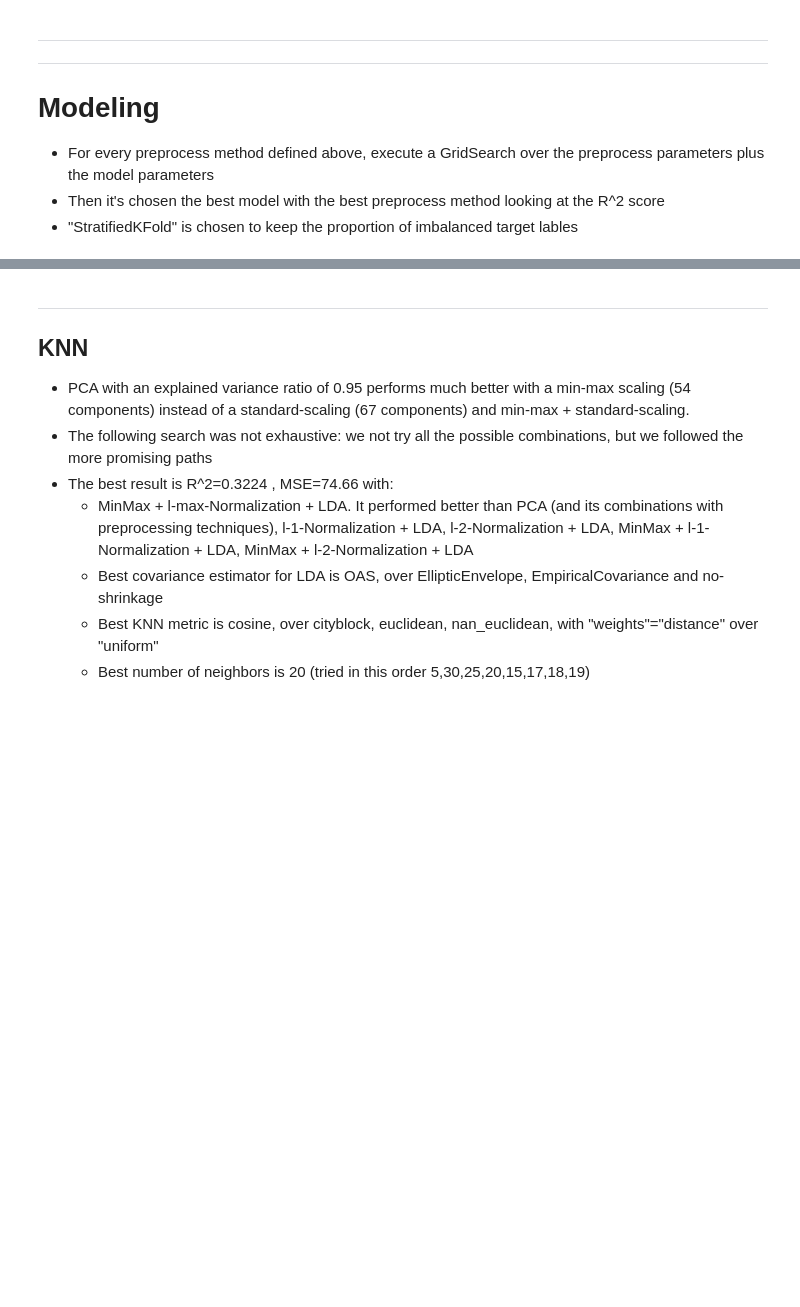
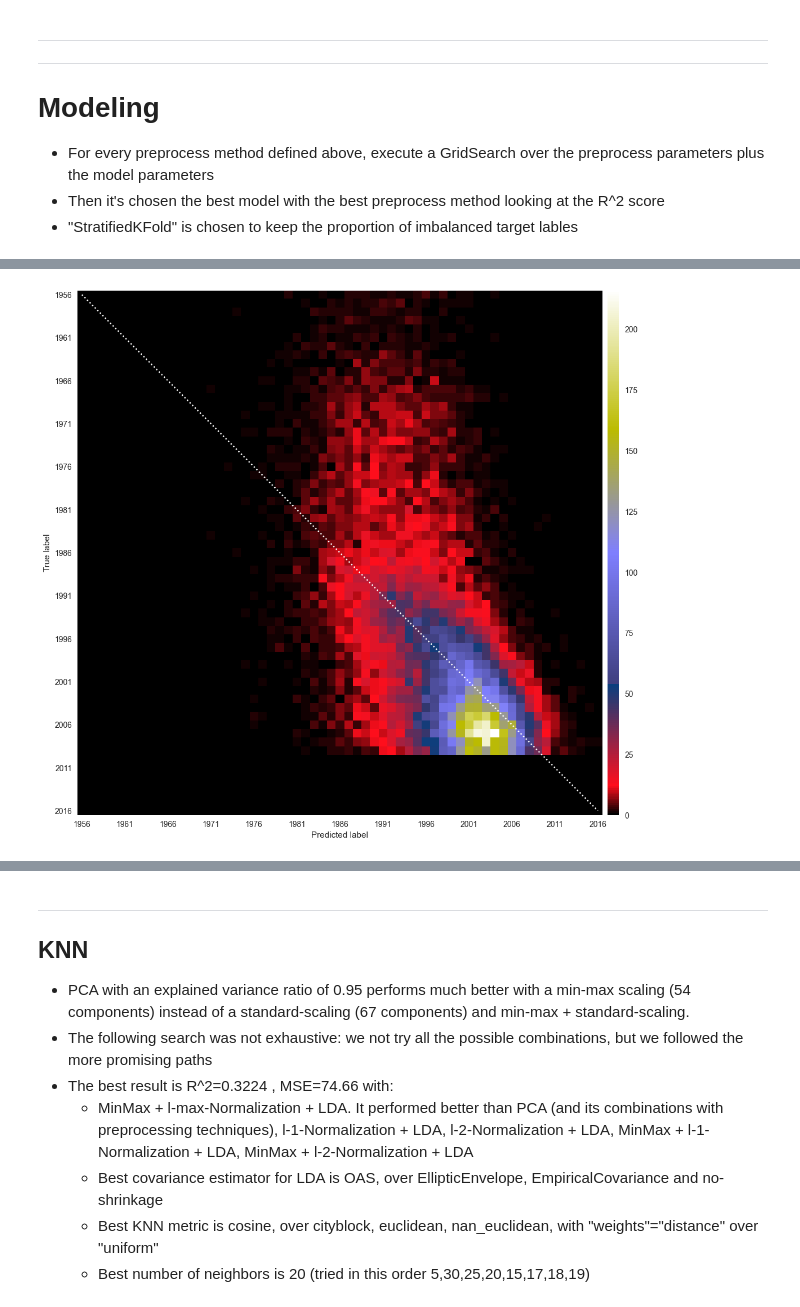
Before and after one commit to RiccardoEvangelisti/Data-Analytics-Project, a Jupyter notebook: Train_Module/1_ClassicML.ipynb, the cells around one changed output, grey strips where cells are left out. Drawn from its saved outputs; the diff is of its cells as text; code cells hidden in the pictures; blank space fills up the shorter version.

```diff
--- a/Train_Module/1_ClassicML.ipynb
+++ b/Train_Module/1_ClassicML.ipynb
@@ -186,7 +297,7 @@ test_fold[: X_train.shape[0]] = -1  # exclude the train set, setting the train i
 ps = PredefinedSplit(test_fold)
 
 
-def gridSearch(name_estimator, estimator, param_estimator):
+def gridSearch(name_estimator, estimator, param_estimator, save):
     best_r2_score = float("-inf")
     best_MSE_score = float("inf")
     best_preprocessor = []
@@ -200,6 +311,7 @@ def gridSearch(name_estimator, estimator, param_estimator):
         gs = GridSearchCV(
             pipe,
             param_grid={**param_estimator, **param_transformers},
+            scoring="r2",
             n_jobs=-1,
             cv=ps,
             # verbose=3,
@@ -223,22 +335,26 @@ def gridSearch(name_estimator, estimator, param_estimator):
             best_params = gs.best_params_
             best_predictions = y_pred
 
-    # Save best result
-    results = pd.DataFrame(best_params or None, index=[0])
-    results = results.assign(preprocess=best_name_step, MSE=best_MSE_score, R2=best_r2_score).rename(
-        columns={"R2": "R^2"}
+    # Show best result
+    print(
+        "Best:\n\t{} data\n\tParams: {}\n\tR^2: {}\n\tMSE: {}".format(
+            best_name_step, best_params, best_r2_score, best_MSE_score
+        )
     )
-    file_name = "1_" + name_estimator + "_output.csv"
-    results = pd.concat([pd.read_csv(file_name) if os.path.isfile(file_name) else pd.DataFrame(), results], axis=0)
-    results.to_csv(file_name, index=False)
 
-    print_results(
+    # Save in csv the best result
+    if save:
+        results = pd.DataFrame(best_params or None, index=[0])
+        results = results.assign(preprocess=best_name_step, MSE=best_MSE_score, R2=best_r2_score).rename(
+            columns={"R2": "R^2"}
+        )
+        file_name = "1_" + name_estimator + "_output.csv"
+        results = pd.concat([pd.read_csv(file_name) if os.path.isfile(file_name) else pd.DataFrame(), results], axis=0)
+        results.to_csv(file_name, index=False)
+
+    return (
         name_estimator,
-        best_r2_score,
-        best_MSE_score,
-        best_name_step,
         best_preprocessor,
         best_estimator,
         best_predictions,
-        best_params,
     )
@@ -257,4 +364,6 @@ def gridSearch(name_estimator, estimator, param_estimator):
 # %%
 param_estimator = {}
 
-gridSearch("lr", LinearRegression(n_jobs=-1), param_estimator)
+name_estimator, best_preprocessor, best_estimator, best_predictions = gridSearch(
+    "lr", LinearRegression(n_jobs=-1), param_estimator, False
+)
@@ -273,0 +370,9 @@ Best:
+# %%
+print_results(
+    name_estimator,
+    best_preprocessor,
+    best_estimator,
+    best_predictions,
+)
+# %% [output]
+[figure, added]
```
Also changed, not shown: parts of 15 cells of this notebook, 5 other files.
